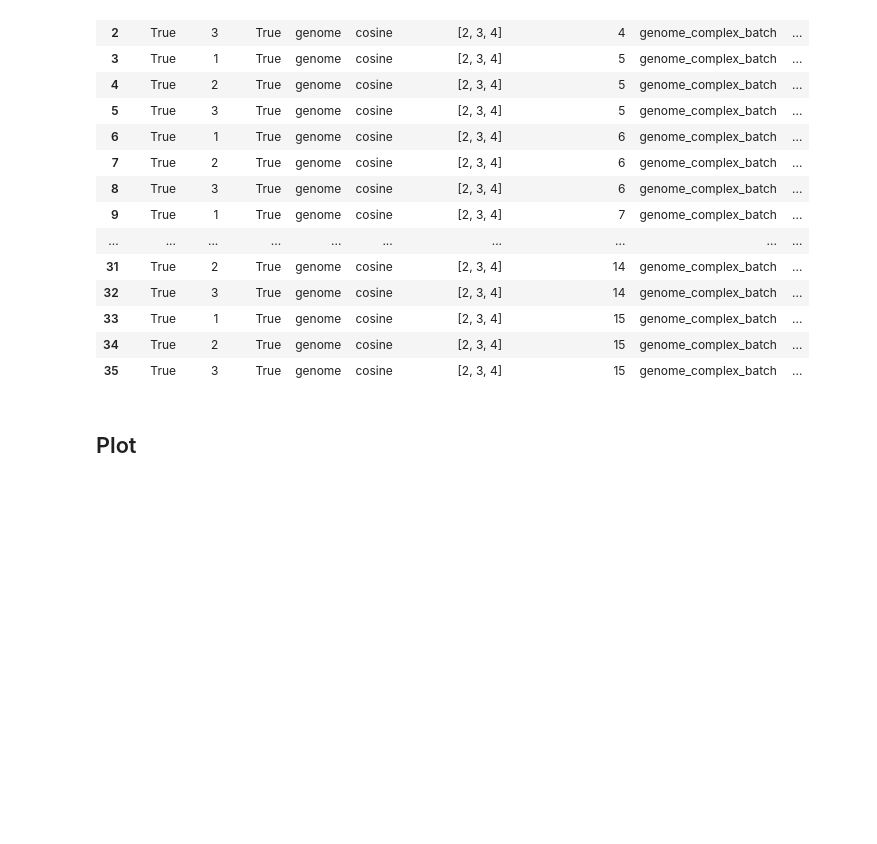
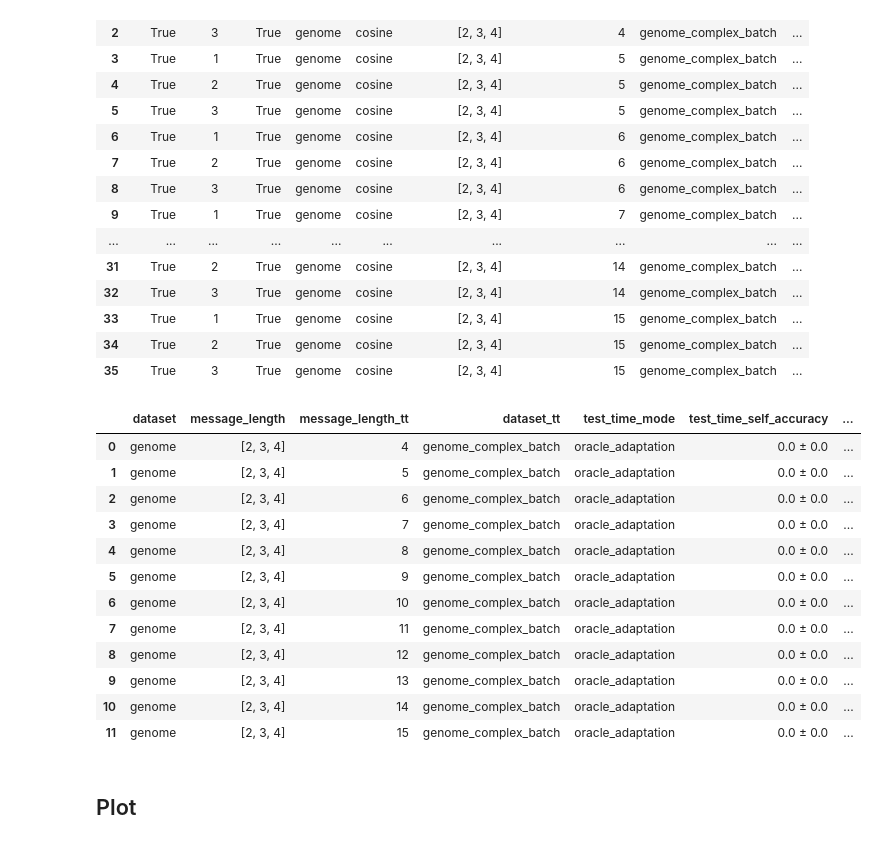
Before and after one commit to MehdiJmlkh/Test-Time-Emergent-Language, a Jupyter notebook: TTEL/results.ipynb, the cells around one changed output. Drawn from its saved outputs; the diff is of its cells as text; code cells hidden in the pictures; blank space fills up the shorter version.

Commit message:
Save batch adaptation results

```diff
--- a/TTEL/results.ipynb
+++ b/TTEL/results.ipynb
@@ -2917,10 +2904,24 @@ res[["gumbel"] + adapt_cols]
 | 34 | True | 2 | True | genome | cosine | [2, 3, 4] | 15 | genome_complex_batch | ... |
 | 35 | True | 3 | True | genome | cosine | [2, 3, 4] | 15 | genome_complex_batch | ... |
 # %%
-# final = extract_maxes(res)
+final = extract_maxes(res)
 # %%
-# oracle = mean_and_std(final)
-# oracle
+oracle = mean_and_std(final)
+oracle
+# %% [output]
+|  | dataset | message_length | message_length_tt | dataset_tt | test_time_mode | test_time_self_accuracy | ... |
+| 0 | genome | [2, 3, 4] | 4 | genome_complex_batch | oracle_adaptation | 0.0 ± 0.0 | ... |
+| 1 | genome | [2, 3, 4] | 5 | genome_complex_batch | oracle_adaptation | 0.0 ± 0.0 | ... |
+| 2 | genome | [2, 3, 4] | 6 | genome_complex_batch | oracle_adaptation | 0.0 ± 0.0 | ... |
+| 3 | genome | [2, 3, 4] | 7 | genome_complex_batch | oracle_adaptation | 0.0 ± 0.0 | ... |
+| 4 | genome | [2, 3, 4] | 8 | genome_complex_batch | oracle_adaptation | 0.0 ± 0.0 | ... |
+| 5 | genome | [2, 3, 4] | 9 | genome_complex_batch | oracle_adaptation | 0.0 ± 0.0 | ... |
+| 6 | genome | [2, 3, 4] | 10 | genome_complex_batch | oracle_adaptation | 0.0 ± 0.0 | ... |
+| 7 | genome | [2, 3, 4] | 11 | genome_complex_batch | oracle_adaptation | 0.0 ± 0.0 | ... |
+| 8 | genome | [2, 3, 4] | 12 | genome_complex_batch | oracle_adaptation | 0.0 ± 0.0 | ... |
+| 9 | genome | [2, 3, 4] | 13 | genome_complex_batch | oracle_adaptation | 0.0 ± 0.0 | ... |
+| 10 | genome | [2, 3, 4] | 14 | genome_complex_batch | oracle_adaptation | 0.0 ± 0.0 | ... |
+| 11 | genome | [2, 3, 4] | 15 | genome_complex_batch | oracle_adaptation | 0.0 ± 0.0 | ... |
 # %% [markdown]
 ## Plot
 # %%
```
Also changed, not shown: parts of 7 cells of this notebook, 23 other files.
